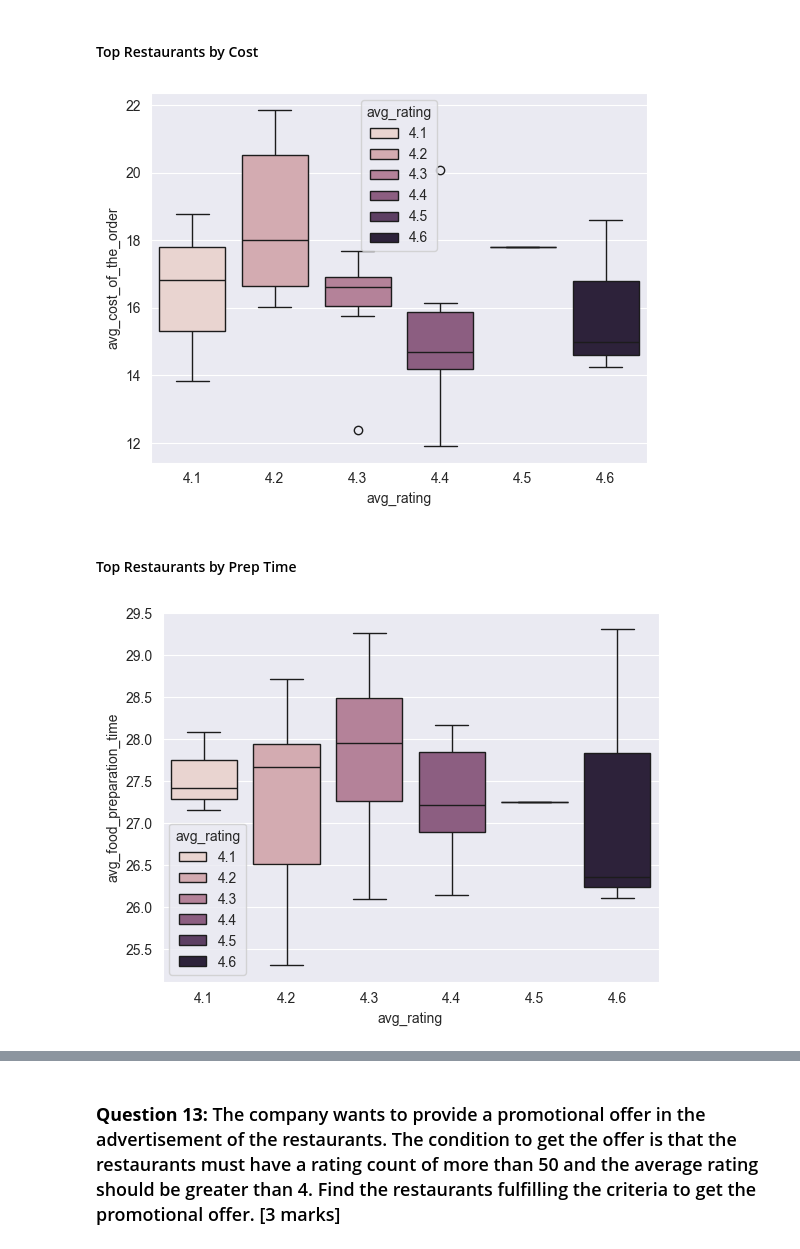
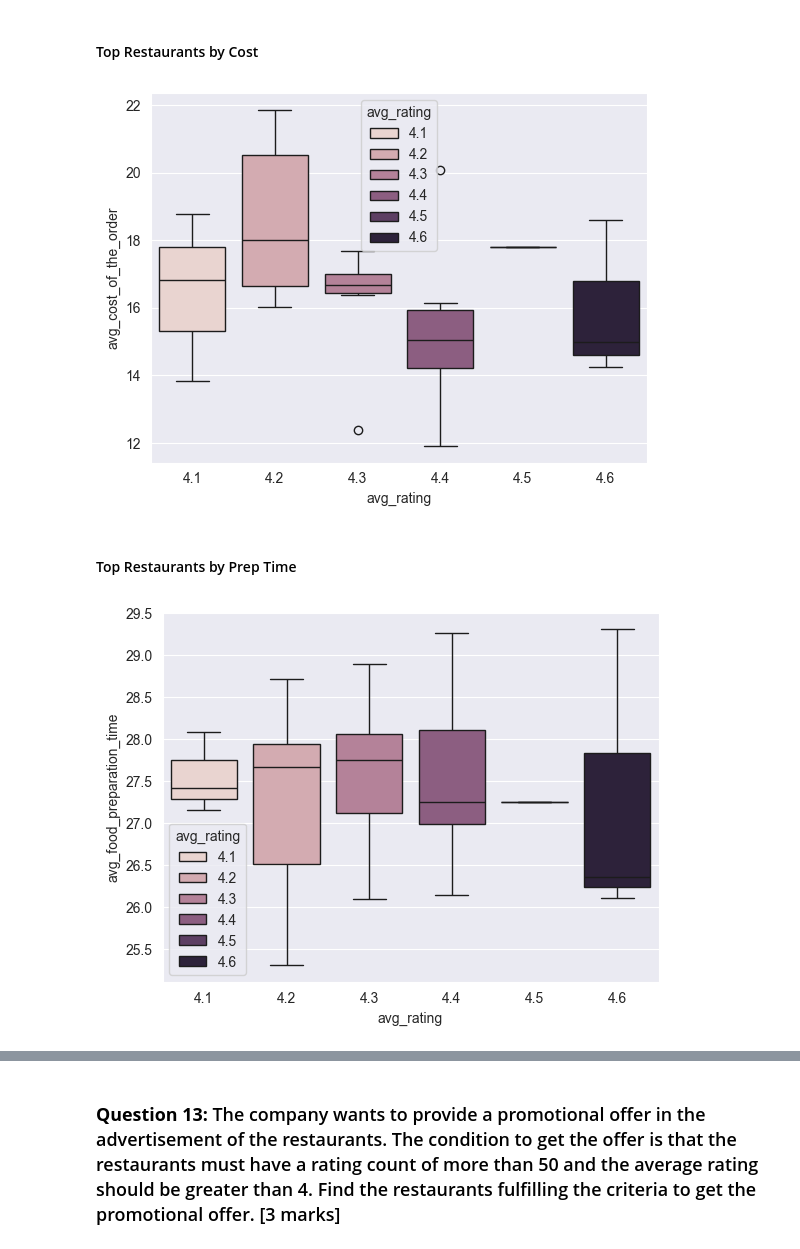
Before and after one commit to DanielLevenstein/FoodHub_UT_ML_Project1, a Jupyter notebook: FoodHubDataAnalysis.ipynb, the cells around one changed output, grey strips where cells are left out. Saved outputs shown, nothing was run; the diff lists cells and outputs as text; code cells hidden in the pictures.

```diff
--- a/FoodHubDataAnalysis.ipynb
+++ b/FoodHubDataAnalysis.ipynb
@@ -414,15 +419,18 @@ df_stats_by_restaurant = (
         avg_rating=('rating', 'mean'),
         rating_count=('rating', 'count'),
         avg_cost_of_the_order=('cost_of_the_order', 'mean'),
-        avg_food_preparation_time=('food_preparation_time', 'mean')
+        avg_food_preparation_time=('food_preparation_time', 'mean'),
+        cuisines=('cuisine_type', 'unique')
     ).query('rating_count > 10')
     .sort_values(by='avg_rating', ascending=False)
 )
 df_stats_by_restaurant.drop(columns=['rating_count'], inplace=True)
-df_stats_by_restaurant['avg_rating'] = df_stats_by_restaurant['avg_rating'].round(1)
+
+df_stats_by_restaurant['avg_rating'] = df_stats_by_restaurant['avg_rating'].round(2)
 df_stats_by_restaurant['avg_cost_of_the_order'] = df_stats_by_restaurant['avg_cost_of_the_order'].round(2)
 df_stats_by_restaurant['avg_food_preparation_time'] = df_stats_by_restaurant['avg_food_preparation_time'].round(2)
 
-sns.histplot(df_stats_by_restaurant, x='avg_rating',  kde=True);
-# The mean rating by restaurant chart has a distribution with a range of 4.1 to 4.6, and follows a normal distribution.
+df_stats_by_restaurant['cuisine_type']=df_stats_by_restaurant['cuisines'].apply(lambda x: x[0])
+df_stats_by_restaurant.reset_index(inplace=True)
+df_stats_by_restaurant.head()
 # %% [output]
@@ -445,0 +468,6 @@ sns.heatmap(df_stats_by_restaurant[numerical_columns].corr(), annot=True, cmap='
+# %%
+# The mean rating by restaurant chart has a distribution with a range of 4.1 to 4.6, and follows a normal distribution.
+df_stats_by_restaurant['avg_rating'] = df_stats_by_restaurant['avg_rating'].round(1)
+df_stats_by_restaurant['avg_cost_of_the_order'] = df_stats_by_restaurant['avg_cost_of_the_order'].round(2)
+df_stats_by_restaurant['avg_food_preparation_time'] = df_stats_by_restaurant['avg_food_preparation_time'].round(2)
+sns.histplot(df_stats_by_restaurant, x='avg_rating',  kde=True);
@@ -447,13 +477,13 @@ sns.heatmap(df_stats_by_restaurant[numerical_columns].corr(), annot=True, cmap='
 #### Top Restaurants by Cost
 # %%
 # Restaurants with low costs are more likely to have high ratings.
-sns.boxplot(data=df_stats_by_restaurant, x='avg_rating', y='avg_cost_of_the_order', hue='avg_rating');
+sns.boxplot(data=df_stats_by_restaurant[['avg_rating','avg_cost_of_the_order']], x='avg_rating', y='avg_cost_of_the_order', hue='avg_rating');
 # %% [output]
-[figure, old version]
+[figure, new version]
 # %% [markdown]
 #### Top Restaurants by Prep Time
 # %%
 # Restaurants with low food prep times are more likely to have high ratings.
 sns.boxplot(data=df_stats_by_restaurant, x='avg_rating', y='avg_food_preparation_time', hue='avg_rating');
 # %% [output]
-[figure, old version]
+[figure, new version]
```
Also changed, not shown: parts of 39 cells of this notebook, 1 other file.
